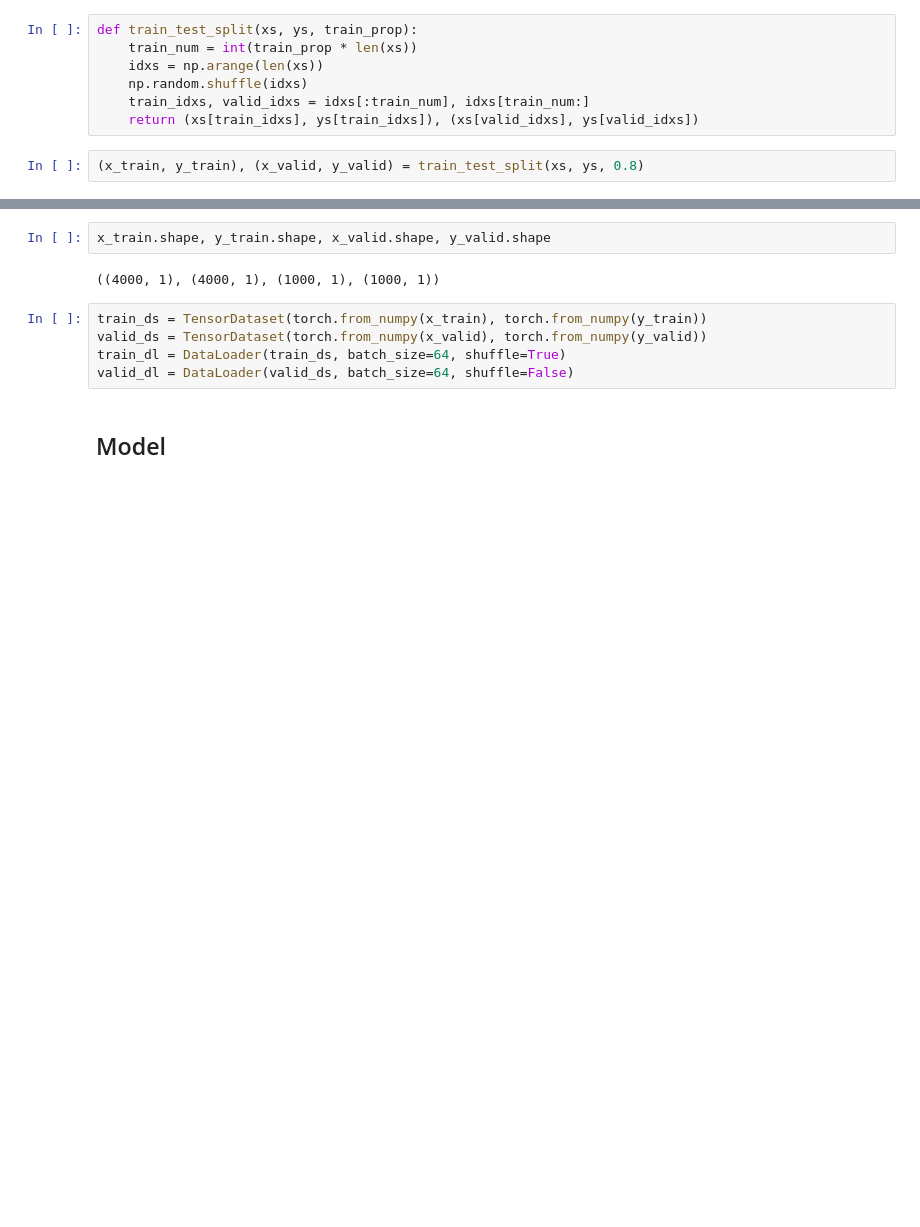
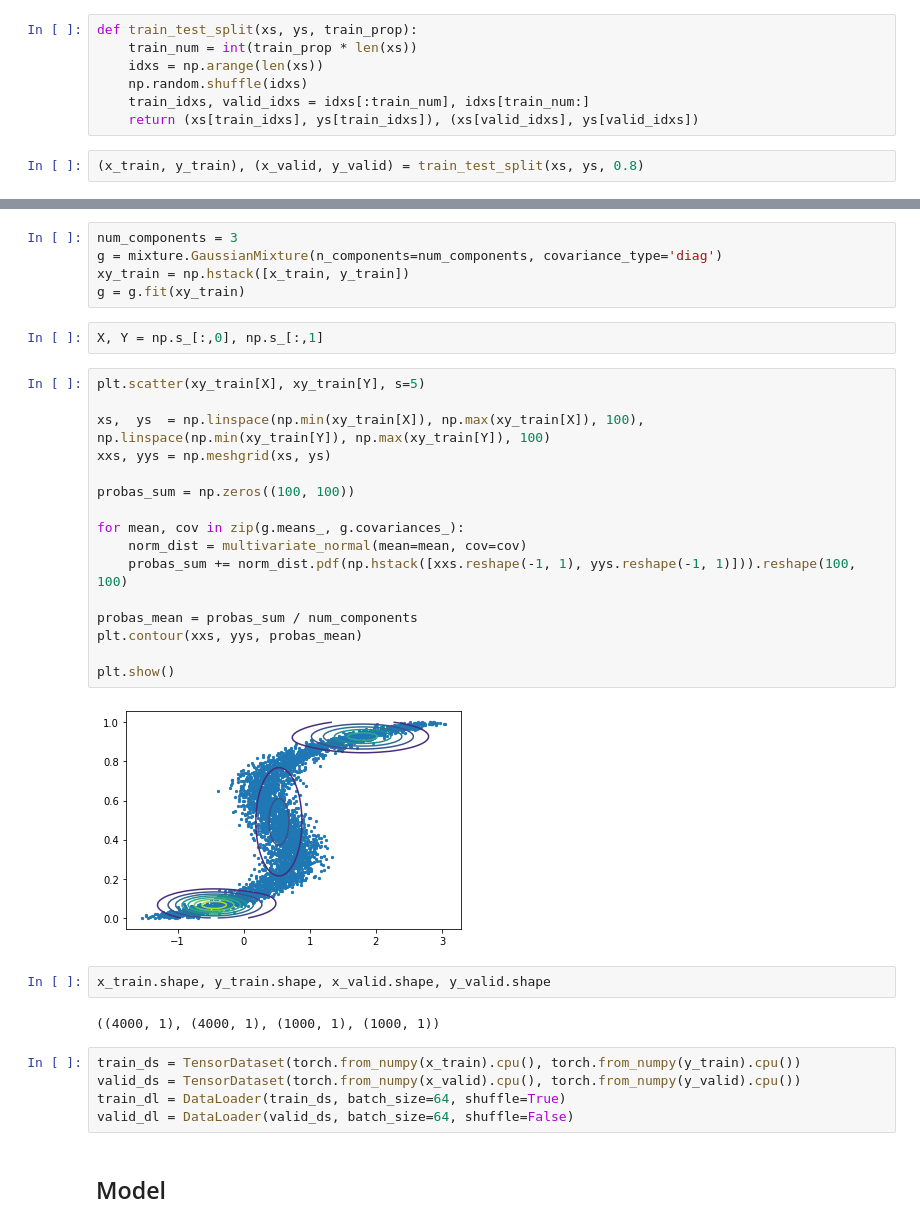
Before and after one commit to zhihanyang2022/bishop1995_notes, a Jupyter notebook: c6_error_functions/parameterized_conditional_density_estimator_demo.ipynb, the cells around one changed output, grey strips where cells are left out. Cells and saved outputs as stored; diff of their text form; blank space fills up the shorter version.

```diff
--- a/c6_error_functions/parameterized_conditional_density_estimator_demo.ipynb
+++ b/c6_error_functions/parameterized_conditional_density_estimator_demo.ipynb
@@ -44,10 +55,35 @@ def train_test_split(xs, ys, train_prop):
+# %%
+num_components = 3
+g = mixture.GaussianMixture(n_components=num_components, covariance_type='diag')
+xy_train = np.hstack([x_train, y_train])
+g = g.fit(xy_train)
+# %%
+X, Y = np.s_[:,0], np.s_[:,1]
+# %%
+plt.scatter(xy_train[X], xy_train[Y], s=5)
+
+xs,  ys  = np.linspace(np.min(xy_train[X]), np.max(xy_train[X]), 100), np.linspace(np.min(xy_train[Y]), np.max(xy_train[Y]), 100)
+xxs, yys = np.meshgrid(xs, ys)
+
+probas_sum = np.zeros((100, 100))
+
+for mean, cov in zip(g.means_, g.covariances_):
+    norm_dist = multivariate_normal(mean=mean, cov=cov)
+    probas_sum += norm_dist.pdf(np.hstack([xxs.reshape(-1, 1), yys.reshape(-1, 1)])).reshape(100, 100)
+
+probas_mean = probas_sum / num_components
+plt.contour(xxs, yys, probas_mean)
+
+plt.show()
+# %% [output]
+[figure, added]
 # %%
 x_train.shape, y_train.shape, x_valid.shape, y_valid.shape
 # %% [output]
 ((4000, 1), (4000, 1), (1000, 1), (1000, 1))
 # %%
-train_ds = TensorDataset(torch.from_numpy(x_train), torch.from_numpy(y_train))
-valid_ds = TensorDataset(torch.from_numpy(x_valid), torch.from_numpy(y_valid))
+train_ds = TensorDataset(torch.from_numpy(x_train).cpu(), torch.from_numpy(y_train).cpu())
+valid_ds = TensorDataset(torch.from_numpy(x_valid).cpu(), torch.from_numpy(y_valid).cpu())
 train_dl = DataLoader(train_ds, batch_size=64, shuffle=True)
 valid_dl = DataLoader(valid_ds, batch_size=64, shuffle=False)
 # %% [markdown]
```
Also changed, not shown: parts of 12 cells of this notebook, 4 other files.
